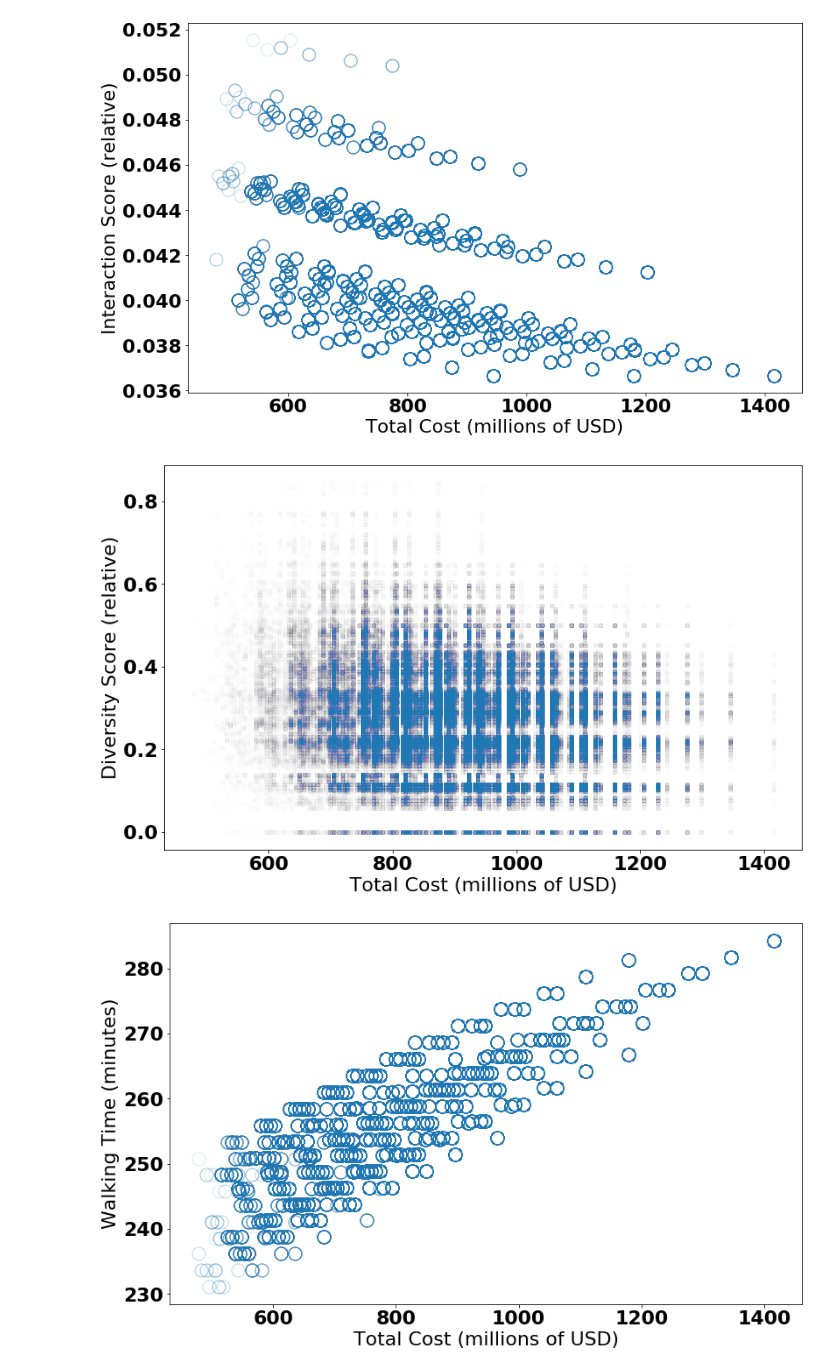
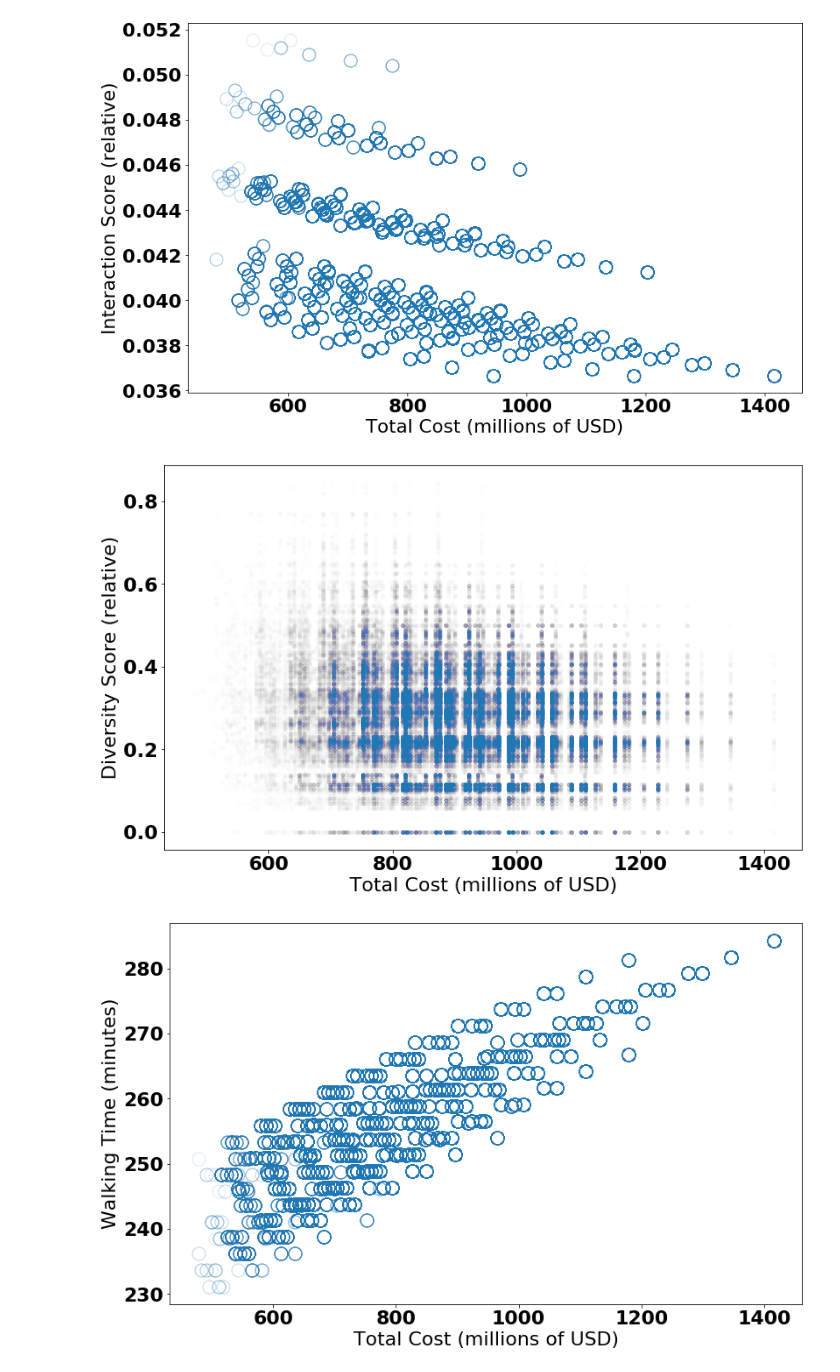
Before and after one commit to MIT-GTL-Open-Source-Public/Learning2019-PostProcessing, a Jupyter notebook: SimpleRankOrdersJupyter/TeamPlotOverTradespace-Version2.ipynb, the cells around one changed output. Saved outputs shown, nothing was run; the diff lists cells and outputs as text; code cells hidden in the pictures.

```diff
--- a/SimpleRankOrdersJupyter/TeamPlotOverTradespace-Version2.ipynb
+++ b/SimpleRankOrdersJupyter/TeamPlotOverTradespace-Version2.ipynb
@@ -47,25 +47,26 @@ plt.show()
 # %%
 %matplotlib inline
 import matplotlib
 import matplotlib.pyplot as plt
 import numpy as np
 
 
 font = {'family' : 'DejaVu Sans',
         'weight' : 'bold',
         'size'   : 22}
 
 matplotlib.rc('font', **font)
 
 GOLDEN_RATIO = np.array([1.61803398875, 1])
 plt.figure(figsize=GOLDEN_RATIO*8)
 
-plt.plot(totalCost, diversityScore, marker="o", linewidth=0, markersize=5, fillstyle='full', alpha=0.005)
+plt.plot(totalCost, diversityScore, marker="o", markeredgewidth=0,
+         linewidth=0, markersize=5, fillstyle='full', alpha=0.005)
 plt.xlabel ('Total Cost (millions of USD)')
 plt.ylabel ('Diversity Score (relative)')
 plt.show()
 # %% [output]
-[figure, old version]
+[figure, new version]
 # %%
 %matplotlib inline
 import matplotlib
```
Also changed, not shown: 1 other file.
